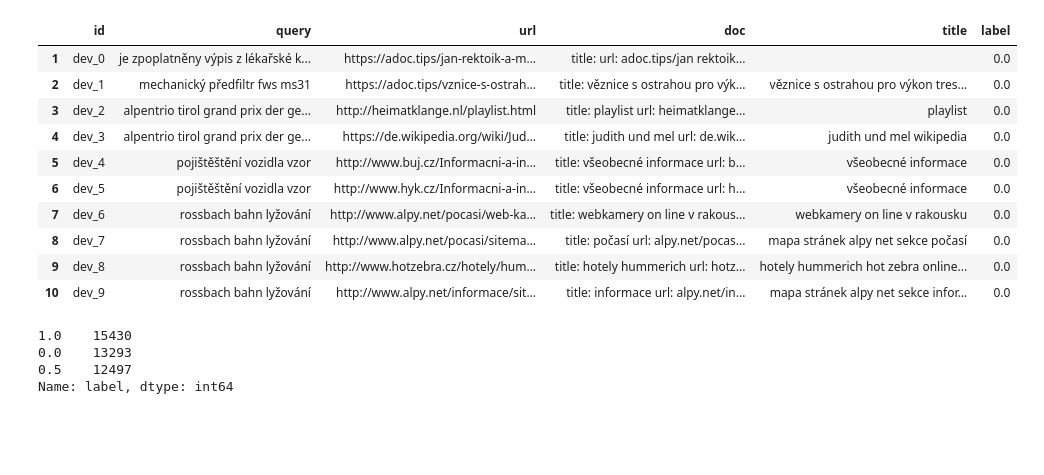
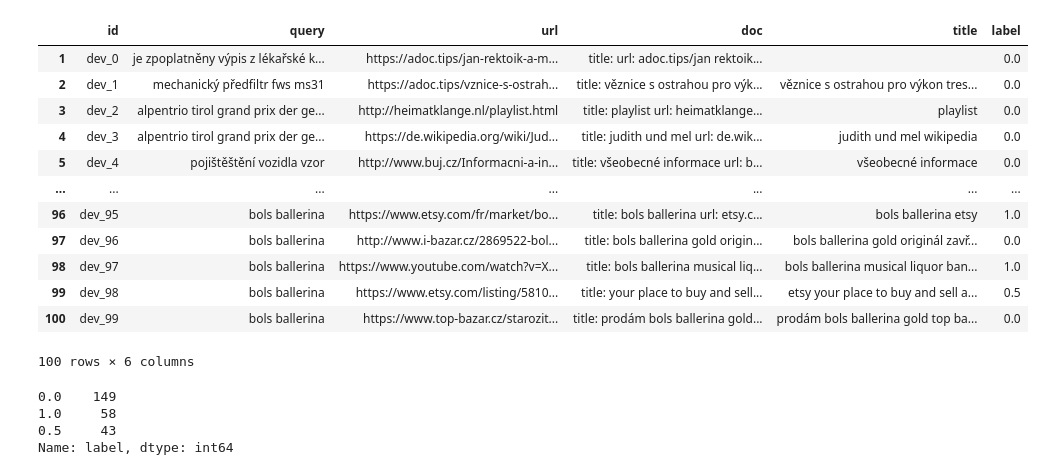
Before and after one commit to janKubice/semantic-search, a Jupyter notebook: sources/notebooks/load_seznam.ipynb, the cells around one changed output. Saved outputs shown, nothing was run; the diff lists cells and outputs as text; code cells hidden in the pictures; blank space fills up the shorter version.

```diff
--- a/sources/notebooks/load_seznam.ipynb
+++ b/sources/notebooks/load_seznam.ipynb
@@ -2,7 +2,7 @@
 import csv
 import pandas as pd
 # %%
-file = open('X:/Data/BP/dareczech/dev.tsv', encoding="utf8")
+file = open('X:\Data\BP\dareczech\debug.tsv', encoding="utf8")
 # %%
 text = csv.reader(file, delimiter='\t', quoting=csv.QUOTE_NONE)
 dataframe = pd.DataFrame(text)
@@ -10,23 +10,25 @@ dataframe = pd.DataFrame(text)
 dataframe.columns = dataframe.iloc[0]
 dataframe = dataframe[1:]
 # %%
-dataframe.head(10)
+dataframe.head(100)
 # %% [output]
 |  | id | query | url | doc | title | label |
 | 1 | dev_0 | je zpoplatněny výpis z lékařské k... | https://adoc.tips/jan-rektoik-a-m... | title: url: adoc.tips/jan rektoik... |  | 0.0 |
 | 2 | dev_1 | mechanický předfiltr fws ms31 | https://adoc.tips/vznice-s-ostrah... | title: věznice s ostrahou pro výk... | věznice s ostrahou pro výkon tres... | 0.0 |
 | 3 | dev_2 | alpentrio tirol grand prix der ge... | http://heimatklange.nl/playlist.html | title: playlist url: heimatklange... | playlist | 0.0 |
 | 4 | dev_3 | alpentrio tirol grand prix der ge... | https://de.wikipedia.org/wiki/Jud... | title: judith und mel url: de.wik... | judith und mel wikipedia | 0.0 |
 | 5 | dev_4 | pojištěštění vozidla vzor | http://www.buj.cz/Informacni-a-in... | title: všeobecné informace url: b... | všeobecné informace | 0.0 |
-| 6 | dev_5 | pojištěštění vozidla vzor | http://www.hyk.cz/Informacni-a-in... | title: všeobecné informace url: h... | všeobecné informace | 0.0 |
-| 7 | dev_6 | rossbach bahn lyžování | http://www.alpy.net/pocasi/web-ka... | title: webkamery on line v rakous... | webkamery on line v rakousku | 0.0 |
-| 8 | dev_7 | rossbach bahn lyžování | http://www.alpy.net/pocasi/sitema... | title: počasí url: alpy.net/pocas... | mapa stránek alpy net sekce počasí | 0.0 |
-| 9 | dev_8 | rossbach bahn lyžování | http://www.hotzebra.cz/hotely/hum... | title: hotely hummerich url: hotz... | hotely hummerich hot zebra online... | 0.0 |
-| 10 | dev_9 | rossbach bahn lyžování | http://www.alpy.net/informace/sit... | title: informace url: alpy.net/in... | mapa stránek alpy net sekce infor... | 0.0 |
+| ... | ... | ... | ... | ... | ... | ... |
+| 96 | dev_95 | bols ballerina | https://www.etsy.com/fr/market/bo... | title: bols ballerina url: etsy.c... | bols ballerina etsy | 1.0 |
+| 97 | dev_96 | bols ballerina | http://www.i-bazar.cz/2869522-bol... | title: bols ballerina gold origin... | bols ballerina gold originál zavř... | 0.0 |
+| 98 | dev_97 | bols ballerina | https://www.youtube.com/watch?v=X... | title: bols ballerina musical liq... | bols ballerina musical liquor ban... | 1.0 |
+| 99 | dev_98 | bols ballerina | https://www.etsy.com/listing/5810... | title: your place to buy and sell... | etsy your place to buy and sell a... | 0.5 |
+| 100 | dev_99 | bols ballerina | https://www.top-bazar.cz/starozit... | title: prodám bols ballerina gold... | prodám bols ballerina gold top ba... | 0.0 |
+100 rows × 6 columns
 # %%
 dataframe['label'].value_counts()
 # %% [output]
-1.0    15430
-0.0    13293
-0.5    12497
+0.0    149
+1.0     58
+0.5     43
 Name: label, dtype: int64
```
Also changed, not shown: parts of 1 cell of this notebook, 33 other files.
